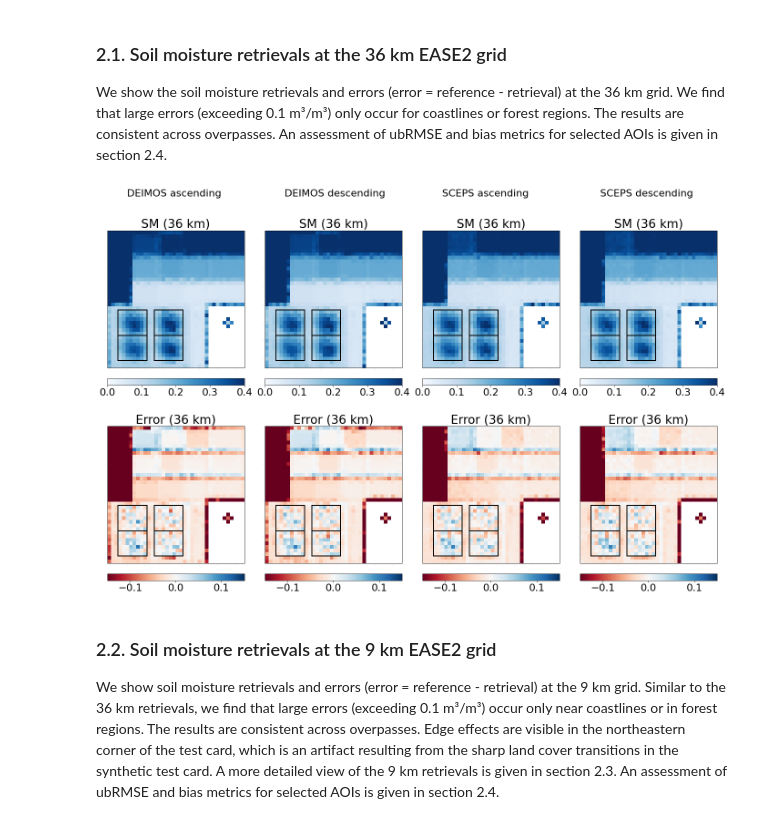
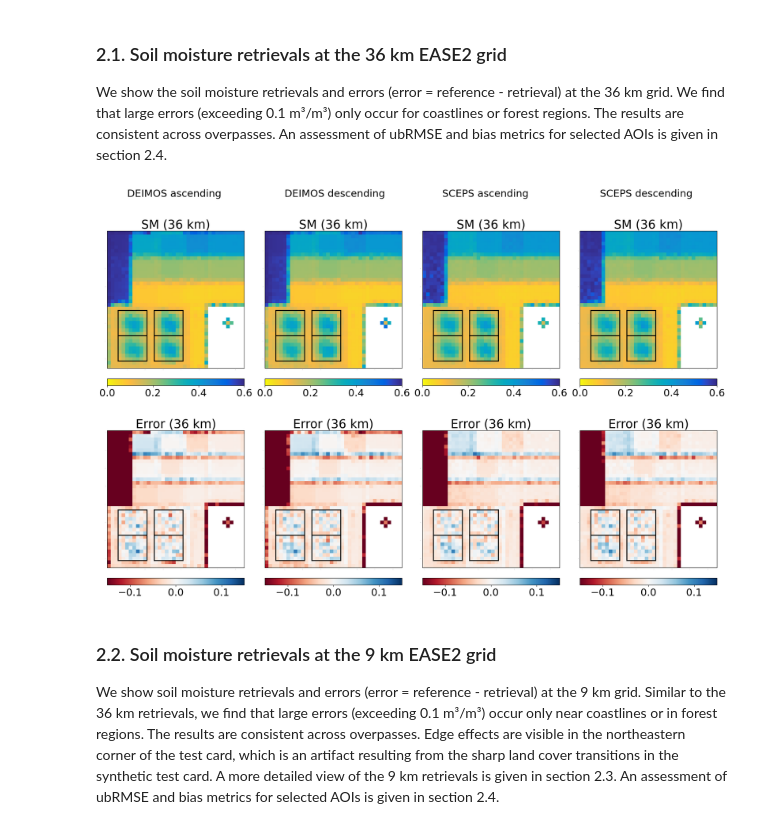
Before and after one commit to CIMR-Algos/SoilMoisture_ATBD_v2, a Jupyter notebook: algorithm/CIMR_L2_Soil_Moisture_performance_assessment.ipynb, the cells around one changed output. Saved outputs shown, nothing was run; the diff lists cells and outputs as text; code cells hidden in the pictures.

Commit message:
update soil moisture colorbar

```diff
--- a/algorithm/CIMR_L2_Soil_Moisture_performance_assessment.ipynb
+++ b/algorithm/CIMR_L2_Soil_Moisture_performance_assessment.ipynb
@@ -85,7 +85,7 @@ We show the soil moisture retrievals and errors (error = reference - retrieval)
 reload(sm_eval)
 
 # Settings and colormaps
-cmap_flags = colors.ListedColormap([[1, 1, 1], [0.9, 0.95, 1], [0.8, 0.85, 1], [0.85, 1, 0.8]])
+cmap_flags = matplotlib.colors.ListedColormap([[1, 1, 1], [0.9, 0.95, 1], [0.8, 0.85, 1], [0.85, 1, 0.8]])
 leg_flag = ['No Flag', 'Water Fract', 'Coastline', 'Vegetation']
 filenames = ['DEIMOS ascending', 'DEIMOS descending', 'SCEPS ascending', 'SCEPS descending']
 
@@ -97,39 +97,41 @@ deimos_asc = l2_36_deimos_asc['soil_moisture'].data[0, :, :]
 deimos_des = l2_36_deimos_des['soil_moisture'].data[0, :, :]
 sceps_asc = l2_36_sceps_asc['soil_moisture'].data[0, :, :]
 sceps_des = l2_36_sceps_des['soil_moisture'].data[0, :, :]
-plot_range = [0, 0.4]
+plot_range = [0.0, 0.6]
 plot_range_diff = [-0.15, 0.15]
 plt_range_flags = [0, 4]
 grid = 36
+
+
 # Plot
 gs = gridspec.GridSpec(4, 4, width_ratios=[1, 1, 1, 1], height_ratios=[1, 1, 1, 1])
 fig = plt.figure(figsize=(6*4, 8*4))
 # SM
 ax = fig.add_subplot(gs[0, 0])
-sm_eval.plot_sm(deimos_asc, 'SM (36 km)', grid, plot_range, 'Blues')
+sm_eval.plot_sm(deimos_asc, 'SM (36 km)', grid, plot_range, None)
 plt.text(5, -10, filenames[0])
 ax = fig.add_subplot(gs[0, 1])
-sm_eval.plot_sm(deimos_des, 'SM (36 km)', grid, plot_range, 'Blues')
+sm_eval.plot_sm(deimos_des, 'SM (36 km)', grid, plot_range, None)
 plt.text(5, -10, filenames[1])
 ax = fig.add_subplot(gs[0, 2])
-sm_eval.plot_sm(sceps_asc, 'SM (36 km)', grid, plot_range, 'Blues')
+sm_eval.plot_sm(sceps_asc, 'SM (36 km)', grid, plot_range, None)
 plt.text(5, -10, filenames[2])
 ax = fig.add_subplot(gs[0, 3])
-sm_eval.plot_sm(sceps_des, 'SM (36 km)', grid, plot_range, 'Blues')
+sm_eval.plot_sm(sceps_des, 'SM (36 km)', grid, plot_range, None)
 plt.text(5, -10, filenames[3])
 # DELTA
 ax = fig.add_subplot(gs[1, 0])
 sm_eval.plot_sm_diff(reference, deimos_asc, 'Error (36 km)', grid, plot_range_diff, 'RdBu')
 ax = fig.add_subplot(gs[1, 1])
 sm_eval.plot_sm_diff(reference, deimos_des, 'Error (36 km)', grid, plot_range_diff, 'RdBu')
 ax = fig.add_subplot(gs[1, 2])
 sm_eval.plot_sm_diff(reference, sceps_asc, 'Error (36 km)', grid, plot_range_diff, 'RdBu')
 ax = fig.add_subplot(gs[1, 3])
 sm_eval.plot_sm_diff(reference, sceps_des, 'Error (36 km)', grid, plot_range_diff, 'RdBu')
 # adjust
 plt.subplots_adjust(wspace=0.15, hspace=-0.05)
 # %% [output]
-[figure, old version]
+[figure, new version]
 # %% [markdown]
 ### 2.2. Soil moisture retrievals at the 9 km EASE2 grid
 
```
Also changed, not shown: parts of 4 cells of this notebook, 2 other files.
